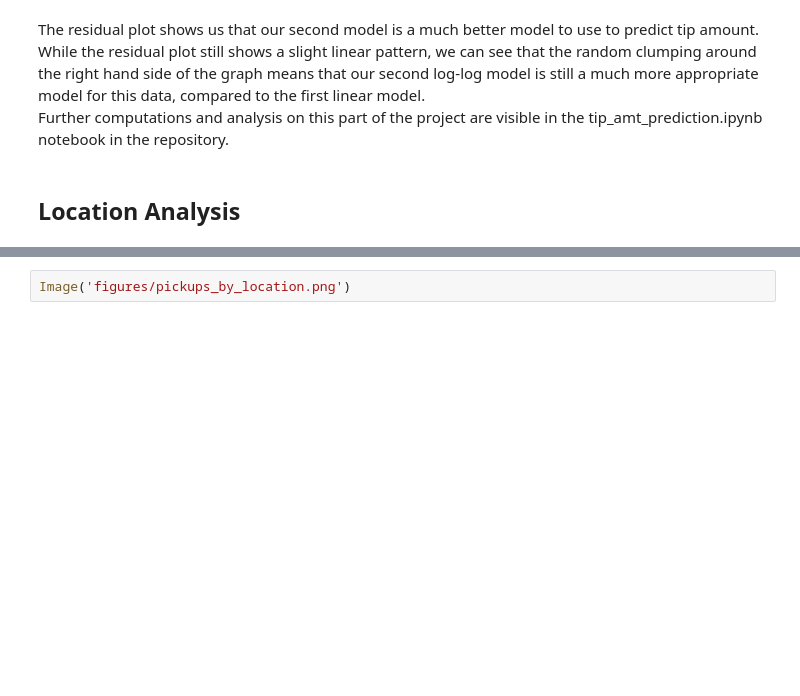
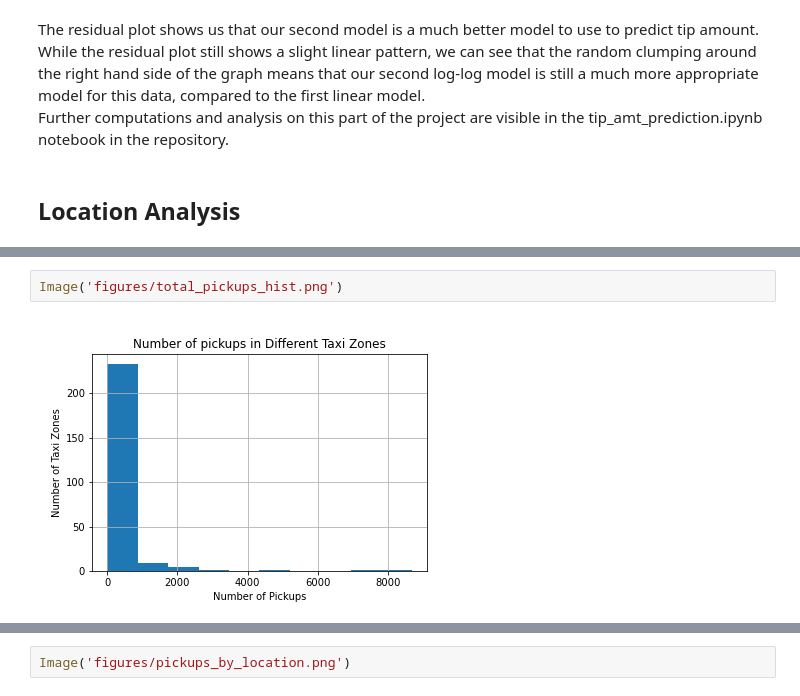
Before and after one commit to UCB-stat-159-s22/hw07-group16, a Jupyter notebook: main.ipynb, the cells around one changed output, grey strips where cells are left out. Cells and saved outputs as stored; diff of their text form; blank space fills up the shorter version.

```diff
--- a/main.ipynb
+++ b/main.ipynb
@@ -134,0 +158,4 @@ Further computations and analysis on this part of the project are visible in the
+# %%
+Image('figures/total_pickups_hist.png')
+# %% [output]
+[figure, added]
```
Also changed, not shown: parts of 12 cells of this notebook, 8 other files.
